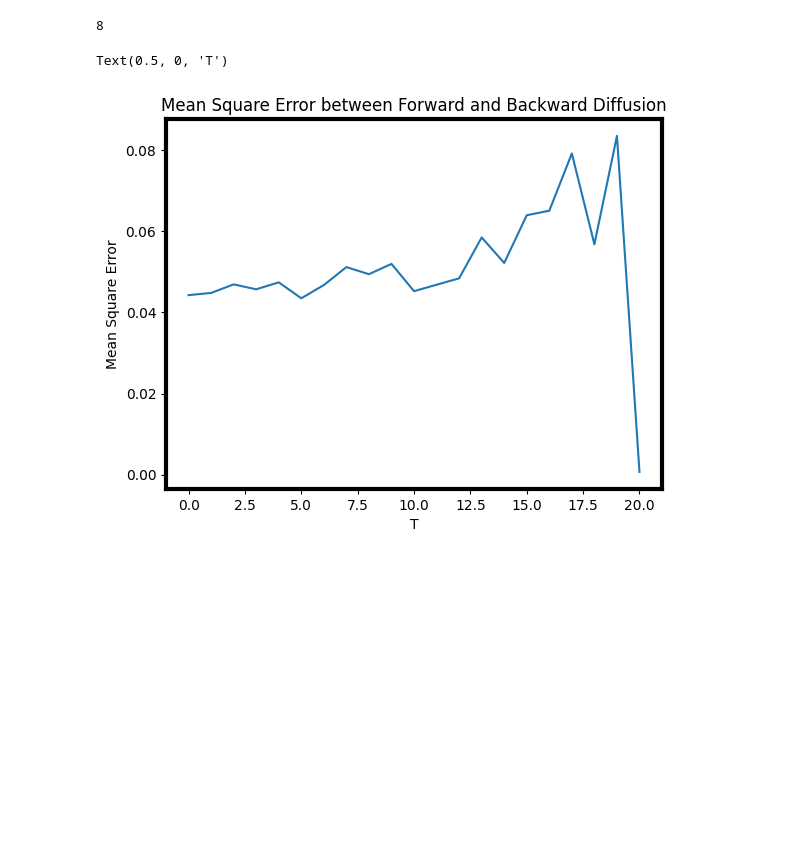
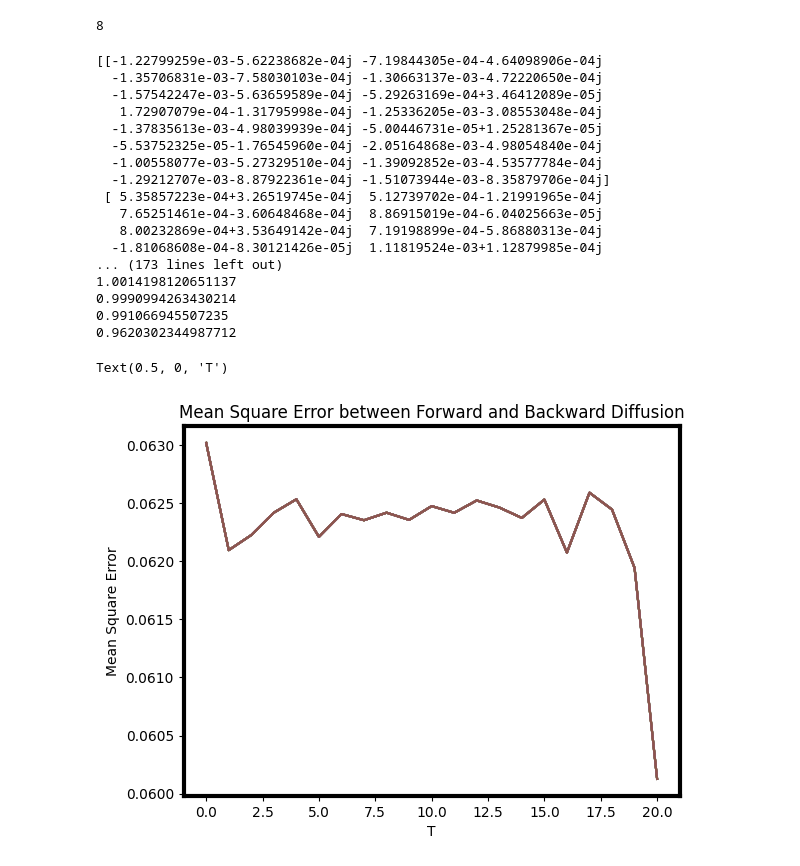
Before and after one commit to Neben5/QuantGenMdl, a Jupyter notebook: dog.ipynb, the cells around one changed output. Saved outputs shown, nothing was run; the diff lists cells and outputs as text; code cells hidden in the pictures; blank space fills up the shorter version.

```diff
--- a/dog.ipynb
+++ b/dog.ipynb
@@ -485,28 +487,46 @@ print(np.sum(test_this[1]))
 # %%
 #calculate mean square error
 #Xout[T][Ndata][2**n]
 #backwards_gen[T][Ndata][2**n]
 mse_calc = np.zeros((21, 16))
+avg_backwards_vector = np.sum(backwards_gen, axis = 1)/Ndata
+print(avg_backwards_vector)
 
-orig_vals = np.zeros((21, Ndata, 16))
-for i in range (0, Ndata):
-    orig_vals = np.sum(Xout[0], axis = 0)
+orig_vals = np.sum((np.load('training_data.npy')), axis = 0) / 2000
+#print(orig_vals)
+for i in range(0, 21):
+    temp1 = 0
+    for j in range(0, 2**n):
+        temp1 += (np.abs(orig_vals[j] - avg_backwards_vector[i][j]))**2
+    print(temp1)
+    mse_calc[i] = temp1/ 16
 
-temp1 = (orig_vals - np.sum(backwards_gen, axis = 1)) / Ndata
-for i in range(0, 21):
-    for j in range(0, 16):
-        val = temp1[i][j]
-        mse_calc[i][j] =  np.abs(val) ** 2
-
-mse_calc = np.abs(np.sum(mse_calc, axis = 1)) / 16
+#mse_calc = np.abs(np.sum(mse_calc, axis = 1)) / 16
 
 plt.plot(range(0, 21), mse_calc)
 plt.title("Mean Square Error between Forward and Backward Diffusion")
 plt.ylabel("Mean Square Error")
 plt.xlabel("T")
 # %% [output]
-Text(0.5, 0, 'T')
+[[-1.22799259e-03-5.62238682e-04j -7.19844305e-04-4.64098906e-04j
+  -1.35706831e-03-7.58030103e-04j -1.30663137e-03-4.72220650e-04j
+  -1.57542247e-03-5.63659589e-04j -5.29263169e-04+3.46412089e-05j
+   1.72907079e-04-1.31795998e-04j -1.25336205e-03-3.08553048e-04j
+  -1.37835613e-03-4.98039939e-04j -5.00446731e-05+1.25281367e-05j
+  -5.53752325e-05-1.76545960e-04j -2.05164868e-03-4.98054840e-04j
+  -1.00558077e-03-5.27329510e-04j -1.39092852e-03-4.53577784e-04j
+  -1.29212707e-03-8.87922361e-04j -1.51073944e-03-8.35879706e-04j]
+ [ 5.35857223e-04+3.26519745e-04j  5.12739702e-04-1.21991965e-04j
+   7.65251461e-04-3.60648468e-04j  8.86915019e-04-6.04025663e-05j
+   8.00232869e-04+3.53649142e-04j  7.19198899e-04-5.86880313e-04j
+  -1.81068608e-04-8.30121426e-05j  1.11819524e-03+1.12879985e-04j
+... (173 lines left out)
+1.0014198120651137
+0.9990994263430214
+0.991066945507235
+0.9620302344987712
+Text(0.5, 0, 'T')
-[figure, old version]
+[figure, new version]
 # %%
 #visualize final_output_nxn for each data
 #final_output_nxn[T][Ndata][4][4]
```
Also changed, not shown: parts of 2 cells of this notebook, 2 other files.
